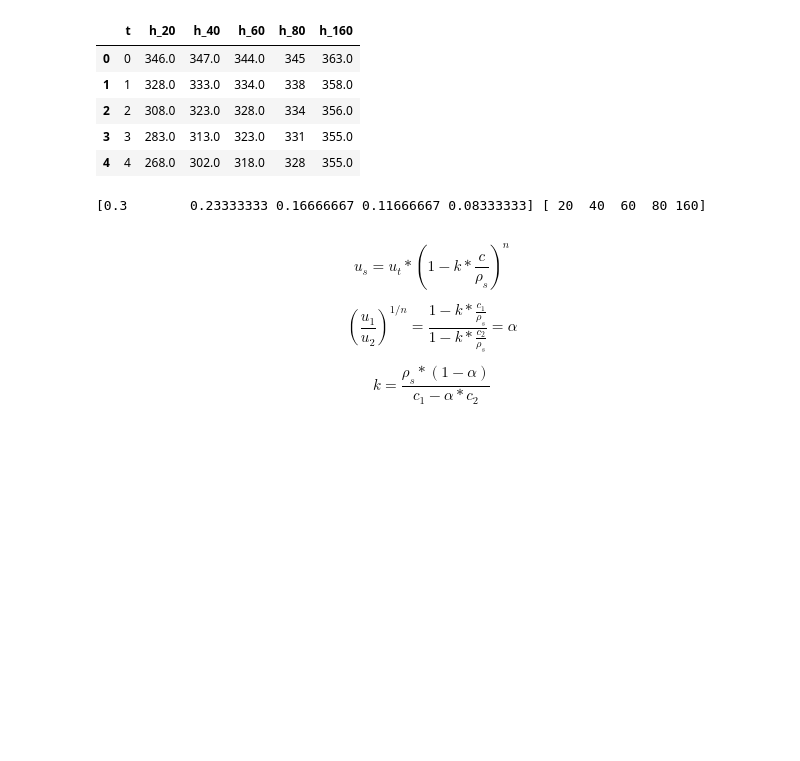
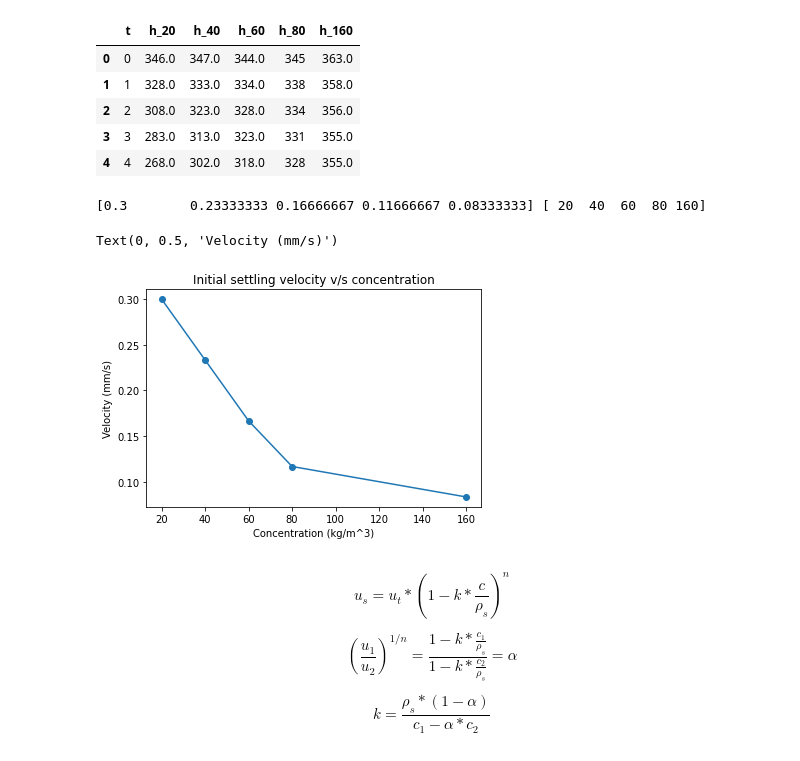
Before and after one commit to relaxxpls/CL333-ChE-Lab-2, a Jupyter notebook: FM302/solve.ipynb, the cells around one changed output. Drawn from its saved outputs; the diff is of its cells as text; code cells hidden in the pictures; blank space fills up the shorter version.

Commit message:
👌 IMPROVE: Add plots

```diff
--- a/FM302/solve.ipynb
+++ b/FM302/solve.ipynb
@@ -23,17 +23,24 @@ display(df.head())
 # %%
 c = [20, 40, 60, 80, 160] # concentration (kg/m^3)
 c = np.array(c)
 u = np.zeros((len(c))) # velocity (m/s)
 u[0] = df['h_20'][0] - df['h_20'][1] # mm/min
 u[1] = df['h_40'][0] - df['h_40'][1] # mm/min
 u[2] = df['h_60'][0] - df['h_60'][1] # mm/min
 u[3] = df['h_80'][0] - df['h_80'][1] # mm/min
 u[4] = df['h_160'][0] - df['h_160'][1] # mm/min
 
 u /= 60 # mm/s
 print(u, c)
+
+plt.plot(c, u, 'o-')
+plt.title('Initial settling velocity v/s concentration')
+plt.xlabel('Concentration (kg/m^3)')
+plt.ylabel('Velocity (mm/s)')
 # %% [output]
 [0.3        0.23333333 0.16666667 0.11666667 0.08333333] [ 20  40  60  80 160]
+Text(0, 0.5, 'Velocity (mm/s)')
+[figure, added]
 # %% [markdown]
 $$
     u_s = u_t * (1 - k * \frac{c}{\rho_s})^n
```
Also changed, not shown: parts of 1 cell of this notebook.
